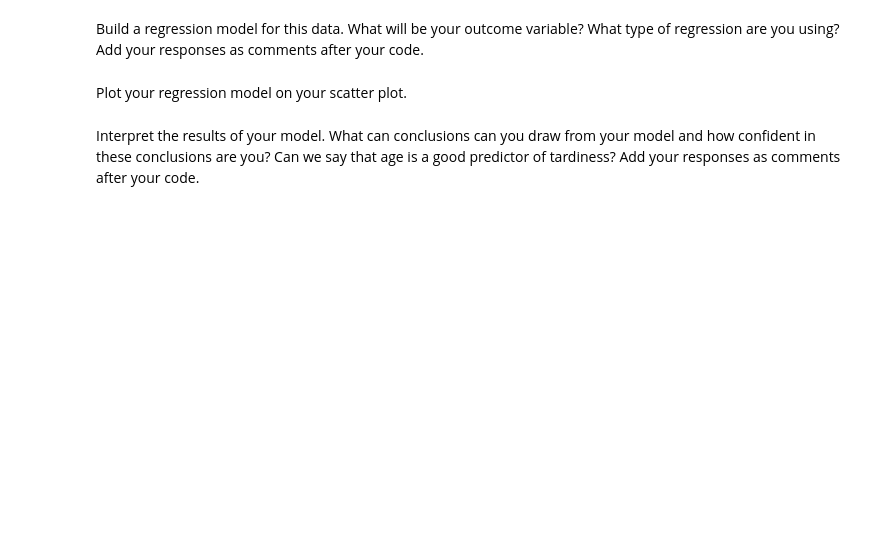
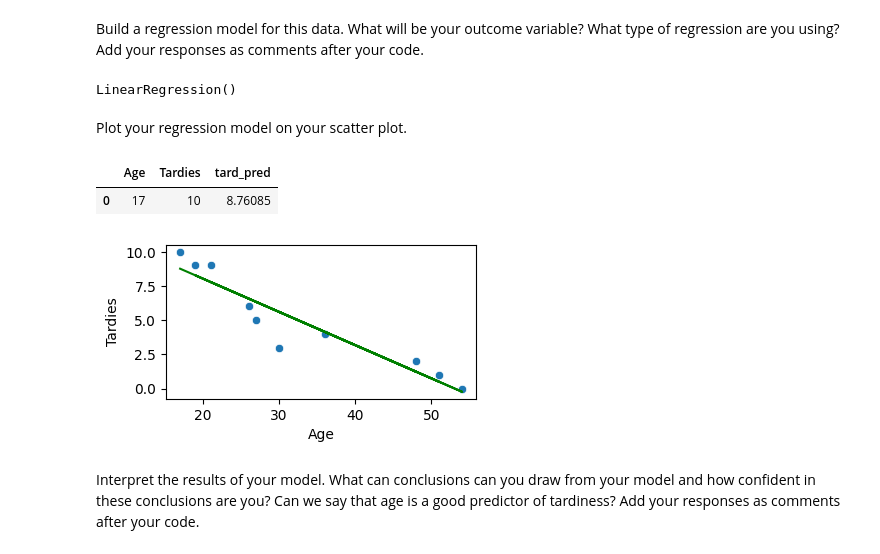
Before and after one commit to Ironhack-data-bcn-oct-2023/lab-regression-analysis, a Jupyter notebook: your-code.ipynb, the cells around one changed output. Saved outputs shown, nothing was run; the diff lists cells and outputs as text; code cells hidden in the pictures; blank space fills up the shorter version.

```diff
--- a/your-code.ipynb
+++ b/your-code.ipynb
@@ -49,2 +76,10 @@ Build a regression model for this data. What will be your outcome variable? What
+# %%
+lr = LinearRegression()
+X = student_data[["Age"]]
+y = student_data.Tardies
+
+lr.fit(X, y)
+# %% [output]
+LinearRegression()
 # %% [markdown]
 Plot your regression model on your scatter plot.
@@ -53,2 +86,17 @@ Plot your regression model on your scatter plot.
+# %%
+coef=lr.coef_
+itcpt =lr.intercept_
+# %%
+student_data['tard_pred']=student_data['Age']*coef+itcpt
+student_data.sample()
+# %% [output]
+|  | Age | Tardies | tard_pred |
+| 0 | 17 | 10 | 8.76085 |
+# %%
+plt.figure(figsize = (4,2))
+sns.scatterplot(data=student_data, x='Age', y='Tardies')
+plt.plot(student_data.Age, student_data.tard_pred, c="green", label="Tardies prediction");
+# %% [output]
+[figure, added]
 # %% [markdown]
 Interpret the results of your model. What can conclusions can you draw from your model and how confident in these conclusions are you? Can we say that age is a good predictor of tardiness? Add your responses as comments after your code.
```
Also changed, not shown: parts of 48 cells of this notebook.
